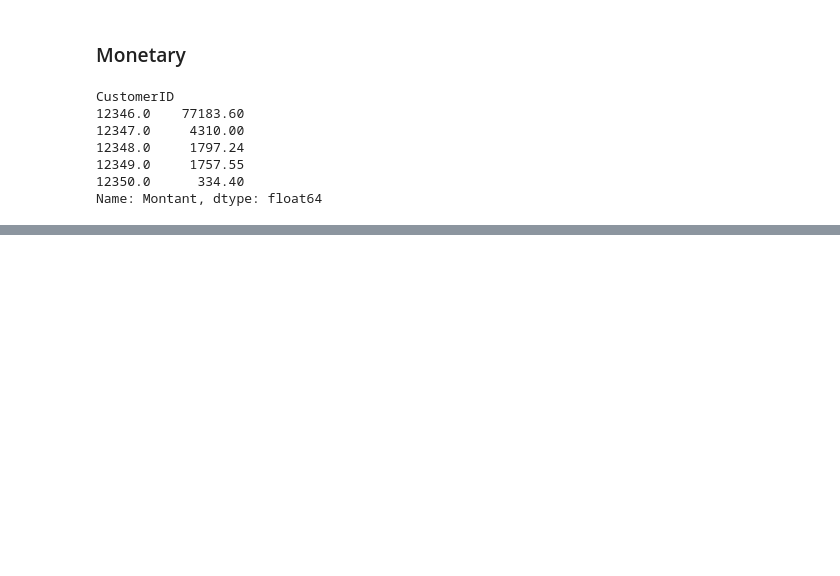
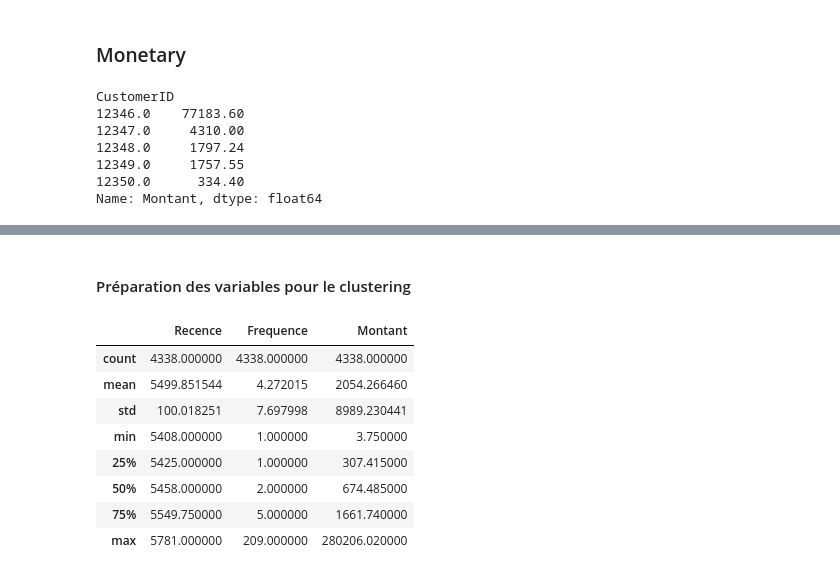
Before and after one commit to Oumohgh/ClientIQ, a Jupyter notebook: Notebook.ipynb, the cells around one changed output, grey strips where cells are left out. Drawn from its saved outputs; the diff is of its cells as text; code cells hidden in the pictures; blank space fills up the shorter version.

```diff
--- a/Notebook.ipynb
+++ b/Notebook.ipynb
@@ -259,0 +259,15 @@ Name: Montant, dtype: float64
+# %% [markdown]
+#### Préparation des variables pour le clustering
+# %%
+
+rfm[['Recence', 'Frequence', 'Montant']].describe()
+# %% [output]
+|  | Recence | Frequence | Montant |
+| count | 4338.000000 | 4338.000000 | 4338.000000 |
+| mean | 5499.851544 | 4.272015 | 2054.266460 |
+| std | 100.018251 | 7.697998 | 8989.230441 |
+| min | 5408.000000 | 1.000000 | 3.750000 |
+| 25% | 5425.000000 | 1.000000 | 307.415000 |
+| 50% | 5458.000000 | 2.000000 | 674.485000 |
+| 75% | 5549.750000 | 5.000000 | 1661.740000 |
+| max | 5781.000000 | 209.000000 | 280206.020000 |
```
Also changed, not shown: parts of 14 cells of this notebook.
